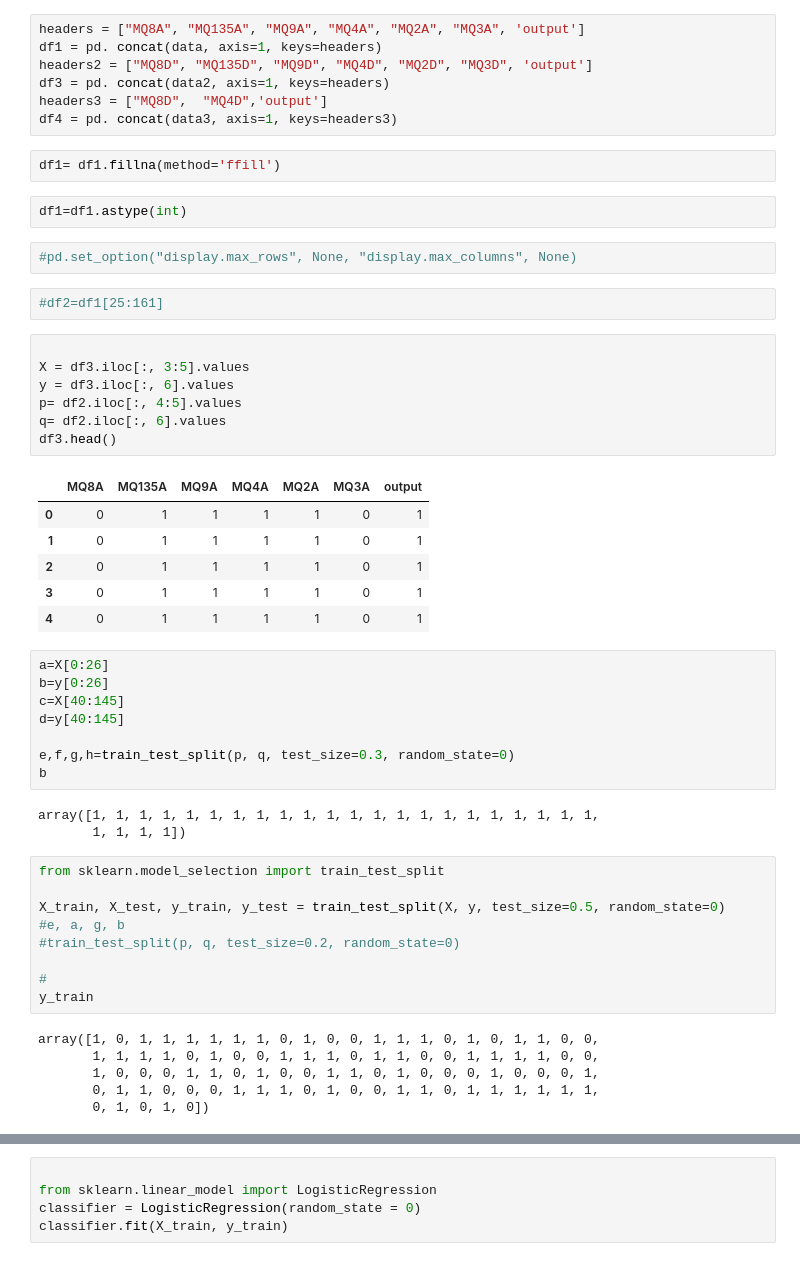
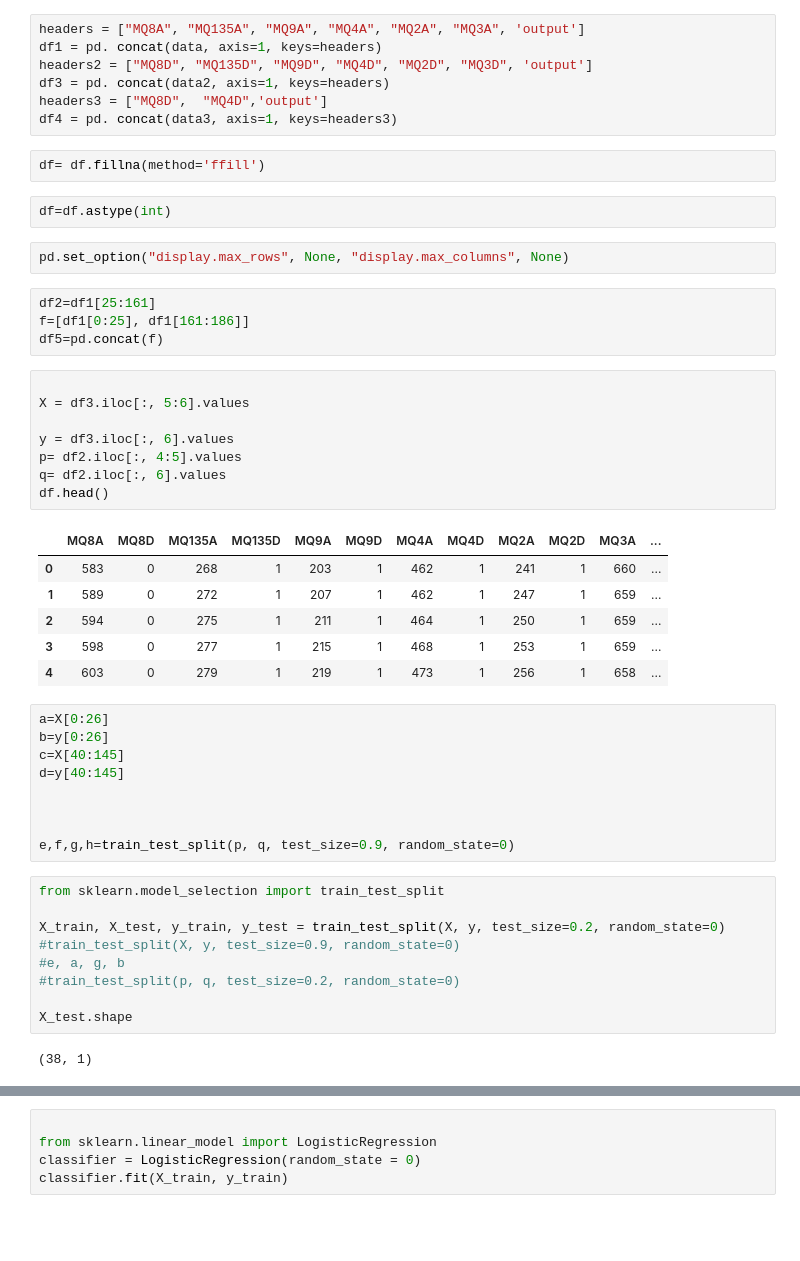
Before and after one commit to priya212000/Food-spoilage-detection, a Jupyter notebook: Sensors.ipynb, the cells around one changed output, grey strips where cells are left out. Saved outputs shown, nothing was run; the diff lists cells and outputs as text; blank space fills up the shorter version.

```diff
--- a/Sensors.ipynb
+++ b/Sensors.ipynb
@@ -26,53 +26,50 @@ df3 = pd. concat(data2, axis=1, keys=headers)
 headers3 = ["MQ8D",  "MQ4D",'output']
 df4 = pd. concat(data3, axis=1, keys=headers3)
 # %%
-df1= df1.fillna(method='ffill')
+df= df.fillna(method='ffill')
 # %%
-df1=df1.astype(int)
+df=df.astype(int)
 # %%
-#pd.set_option("display.max_rows", None, "display.max_columns", None)
+pd.set_option("display.max_rows", None, "display.max_columns", None)
-# %%
-#df2=df1[25:161]
+# %%
+df2=df1[25:161]
+f=[df1[0:25], df1[161:186]]
+df5=pd.concat(f)
 # %%
 
-X = df3.iloc[:, 3:5].values
+X = df3.iloc[:, 5:6].values
+
 y = df3.iloc[:, 6].values
 p= df2.iloc[:, 4:5].values
 q= df2.iloc[:, 6].values
-df3.head()
+df.head()
 # %% [output]
-|  | MQ8A | MQ135A | MQ9A | MQ4A | MQ2A | MQ3A | output |
-| 0 | 0 | 1 | 1 | 1 | 1 | 0 | 1 |
-| 1 | 0 | 1 | 1 | 1 | 1 | 0 | 1 |
-| 2 | 0 | 1 | 1 | 1 | 1 | 0 | 1 |
-| 3 | 0 | 1 | 1 | 1 | 1 | 0 | 1 |
-| 4 | 0 | 1 | 1 | 1 | 1 | 0 | 1 |
+|  | MQ8A | MQ8D | MQ135A | MQ135D | MQ9A | MQ9D | MQ4A | MQ4D | MQ2A | MQ2D | MQ3A | ... |
+| 0 | 583 | 0 | 268 | 1 | 203 | 1 | 462 | 1 | 241 | 1 | 660 | ... |
+| 1 | 589 | 0 | 272 | 1 | 207 | 1 | 462 | 1 | 247 | 1 | 659 | ... |
+| 2 | 594 | 0 | 275 | 1 | 211 | 1 | 464 | 1 | 250 | 1 | 659 | ... |
+| 3 | 598 | 0 | 277 | 1 | 215 | 1 | 468 | 1 | 253 | 1 | 659 | ... |
+| 4 | 603 | 0 | 279 | 1 | 219 | 1 | 473 | 1 | 256 | 1 | 658 | ... |
 # %%
 a=X[0:26]
 b=y[0:26]
 c=X[40:145]
 d=y[40:145]
 
-e,f,g,h=train_test_split(p, q, test_size=0.3, random_state=0)
-b
+
+
+e,f,g,h=train_test_split(p, q, test_size=0.9, random_state=0)
-# %% [output]
-array([1, 1, 1, 1, 1, 1, 1, 1, 1, 1, 1, 1, 1, 1, 1, 1, 1, 1, 1, 1, 1, 1,
-       1, 1, 1, 1])
 # %%
 from sklearn.model_selection import train_test_split
 
-X_train, X_test, y_train, y_test = train_test_split(X, y, test_size=0.5, random_state=0)
+X_train, X_test, y_train, y_test = train_test_split(X, y, test_size=0.2, random_state=0)
+#train_test_split(X, y, test_size=0.9, random_state=0)
 #e, a, g, b
 #train_test_split(p, q, test_size=0.2, random_state=0)
 
-#
-y_train
+X_test.shape
 # %% [output]
-array([1, 0, 1, 1, 1, 1, 1, 1, 0, 1, 0, 0, 1, 1, 1, 0, 1, 0, 1, 1, 0, 0,
-       1, 1, 1, 1, 0, 1, 0, 0, 1, 1, 1, 0, 1, 1, 0, 0, 1, 1, 1, 1, 0, 0,
-       1, 0, 0, 0, 1, 1, 0, 1, 0, 0, 1, 1, 0, 1, 0, 0, 0, 1, 0, 0, 0, 1,
-       0, 1, 1, 0, 0, 0, 1, 1, 1, 0, 1, 0, 0, 1, 1, 0, 1, 1, 1, 1, 1, 1,
-       0, 1, 0, 1, 0])
+(38, 1)
 # %%
 
 from sklearn.preprocessing import StandardScaler
```
Also changed, not shown: parts of 21 cells of this notebook.
